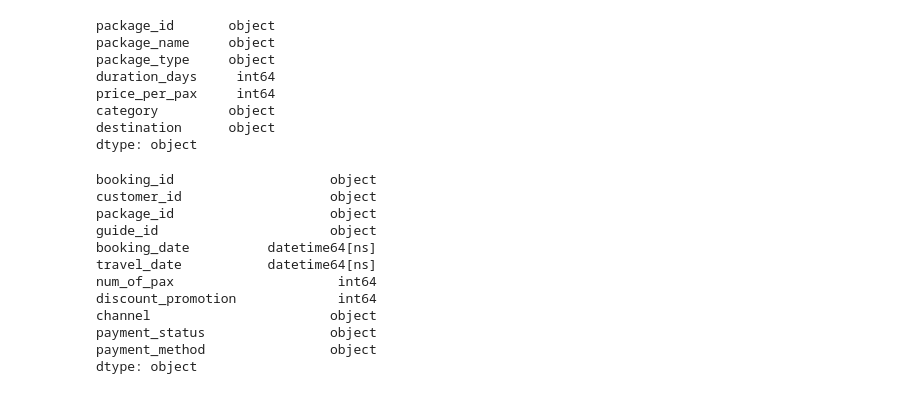
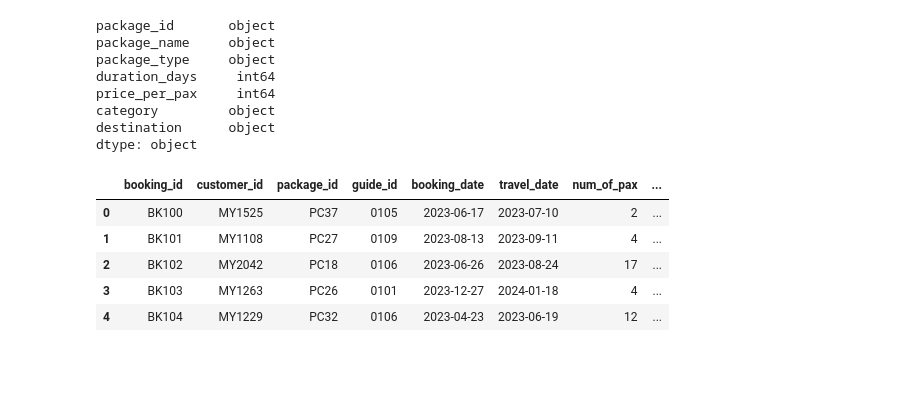
Before and after one commit to nasrulkhair/Full-Project, a Jupyter notebook: PPNJ/data.ipynb, the cells around one changed output. Saved outputs shown, nothing was run; the diff lists cells and outputs as text; code cells hidden in the pictures; blank space fills up the shorter version.

```diff
--- a/PPNJ/data.ipynb
+++ b/PPNJ/data.ipynb
@@ -536,26 +517,18 @@ price_per_pax     int64
 category         object
 destination      object
 dtype: object
-# %%
-# 6. sales table
-#sales.dtypes
-
-sales['booking_date'] = pd.to_datetime(sales['booking_date'])
-sales['travel_date'] = pd.to_datetime(sales['travel_date'])
-sales.dtypes
-# %% [output]
-booking_id                    object
-customer_id                   object
-package_id                    object
-guide_id                      object
-booking_date          datetime64[ns]
-travel_date           datetime64[ns]
-num_of_pax                     int64
-discount_promotion             int64
-channel                       object
-payment_status                object
-payment_method                object
-dtype: object
+# %%
+# 6. sales table
+
+sales['payment_method'] = sales['payment_method'].str.replace('_', ' ')
+sales.head()
+# %% [output]
+|  | booking_id | customer_id | package_id | guide_id | booking_date | travel_date | num_of_pax | ... |
+| 0 | BK100 | MY1525 | PC37 | 0105 | 2023-06-17 | 2023-07-10 | 2 | ... |
+| 1 | BK101 | MY1108 | PC27 | 0109 | 2023-08-13 | 2023-09-11 | 4 | ... |
+| 2 | BK102 | MY2042 | PC18 | 0106 | 2023-06-26 | 2023-08-24 | 17 | ... |
+| 3 | BK103 | MY1263 | PC26 | 0101 | 2023-12-27 | 2024-01-18 | 4 | ... |
+| 4 | BK104 | MY1229 | PC32 | 0106 | 2023-04-23 | 2023-06-19 | 12 | ... |
 # %%
 # Saving all csv files
 customers.to_csv(r"C:\Users\User\Desktop\Data Analyst\End To End Project\PPNJ\dim_customer.csv", index=False)
```
Also changed, not shown: parts of 10 cells of this notebook, 7 other files.
